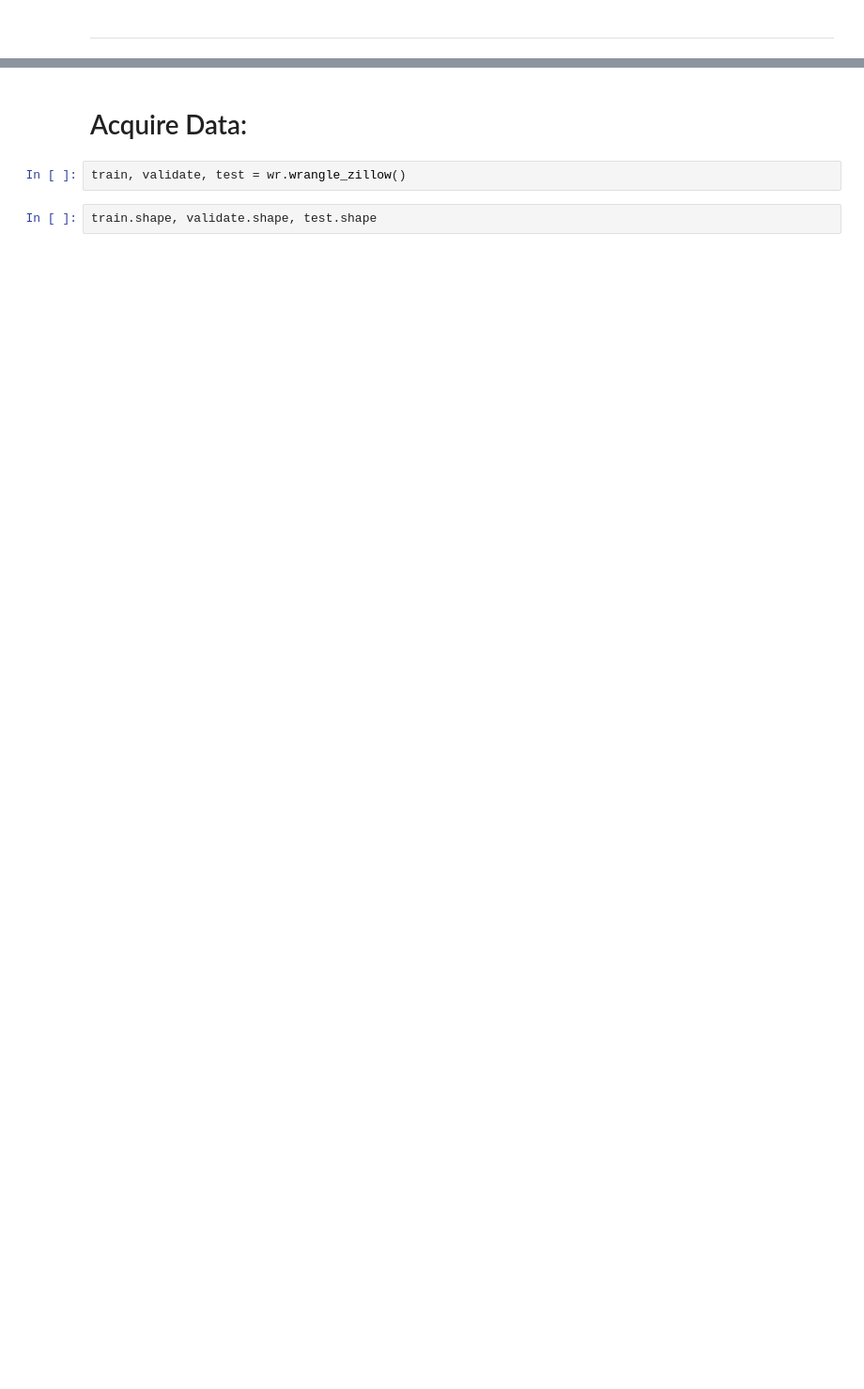
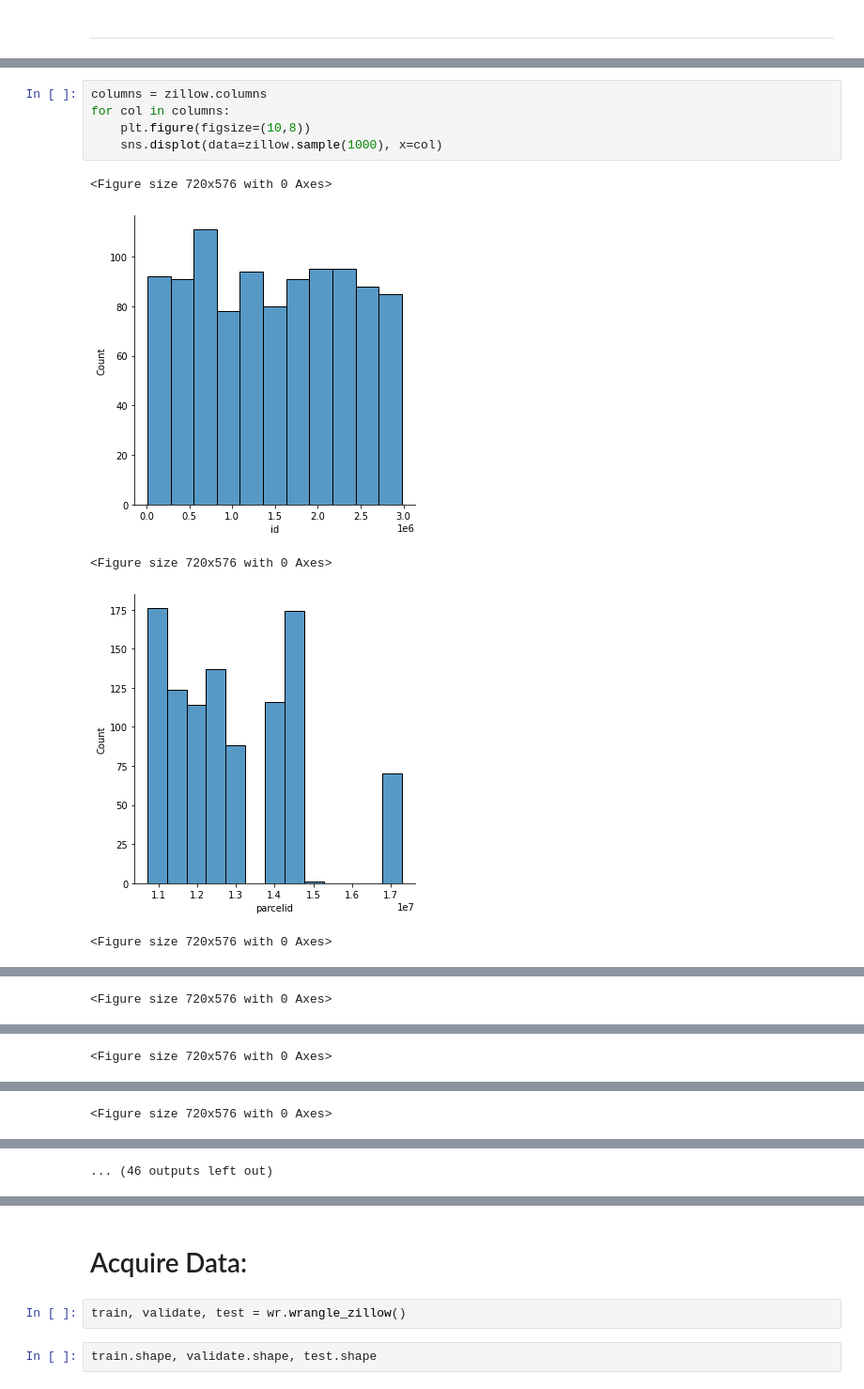
Before and after one commit to DeangeloBowen1/clustering-project, a Jupyter notebook: explore.ipynb, the cells around one changed output, grey strips where cells are left out. Shown at 94% size. Drawn from its saved outputs; the diff is of its cells as text; blank space fills up the shorter version.

```diff
--- a/explore.ipynb
+++ b/explore.ipynb
@@ -20,0 +62,11 @@ import wrangle as wr
+# %%
+columns = zillow.columns
+for col in columns:
+    plt.figure(figsize=(10,8))
+    sns.displot(data=zillow.sample(1000), x=col)
+# %% [output]
+<Figure size 720x576 with 0 Axes>
+[figure, added]
+<Figure size 720x576 with 0 Axes>
+[figure, added]
+<Figure size 720x576 with 0 Axes>
@@ -20,0 +74 @@ import wrangle as wr
+<Figure size 720x576 with 0 Axes>
@@ -20,0 +76 @@ import wrangle as wr
+<Figure size 720x576 with 0 Axes>
@@ -20,0 +78 @@ import wrangle as wr
+<Figure size 720x576 with 0 Axes>
@@ -20,0 +80 @@ import wrangle as wr
+... (46 outputs left out)
```
Also changed, not shown: parts of 105 cells of this notebook, 4 other files.
